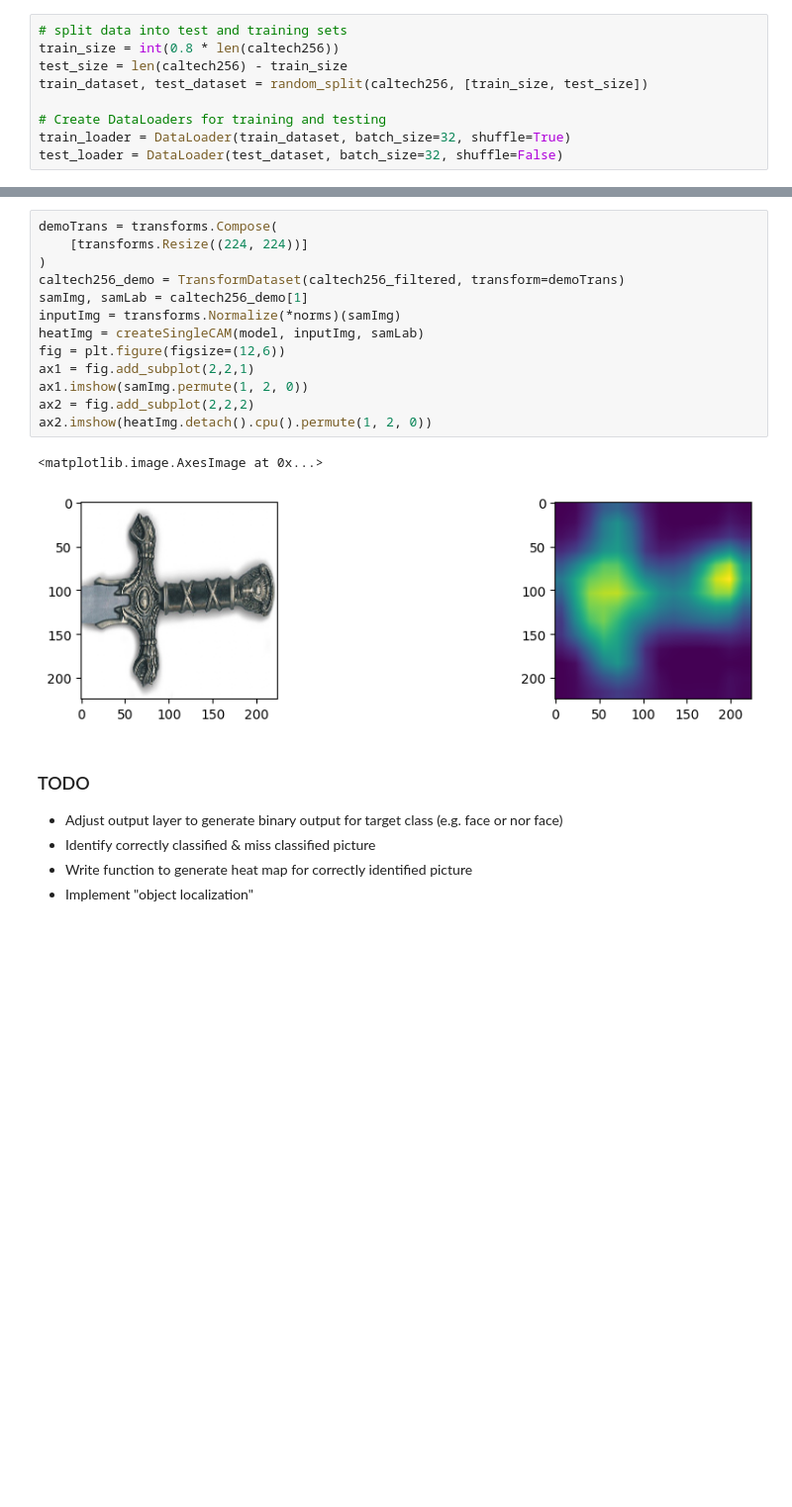
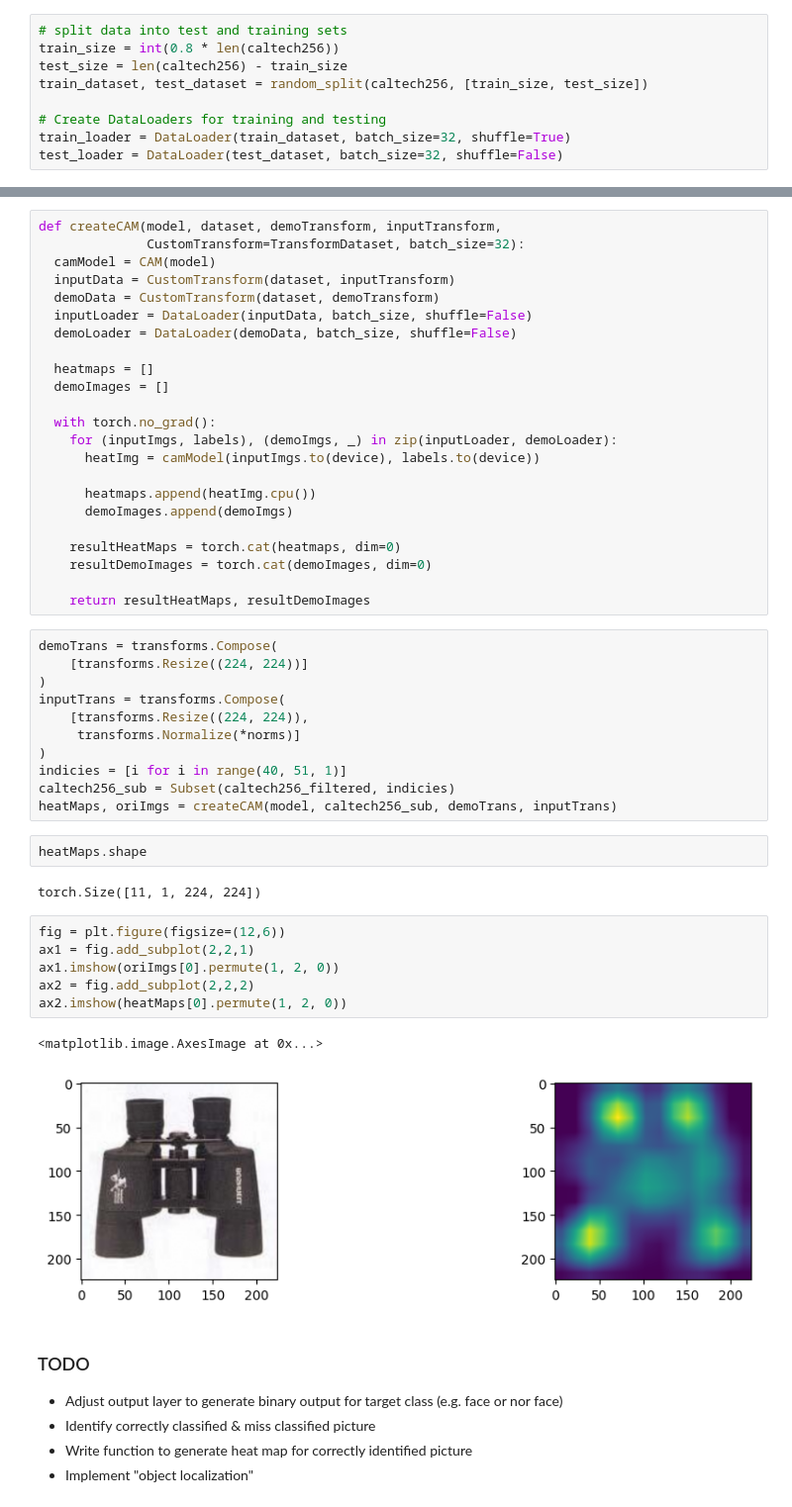
Before and after one commit to Shonn-Li/CS484-final-project, a Jupyter notebook: CS484.ipynb, the cells around one changed output, grey strips where cells are left out. Shown at 99% size. Drawn from its saved outputs; the diff is of its cells as text; blank space fills up the shorter version.

```diff
--- a/CS484.ipynb
+++ b/CS484.ipynb
@@ -199,19 +196,50 @@ def createSingleCAM(model, img, category):
+# %%
+def createCAM(model, dataset, demoTransform, inputTransform,
+              CustomTransform=TransformDataset, batch_size=32):
+  camModel = CAM(model)
+  inputData = CustomTransform(dataset, inputTransform)
+  demoData = CustomTransform(dataset, demoTransform)
+  inputLoader = DataLoader(inputData, batch_size, shuffle=False)
+  demoLoader = DataLoader(demoData, batch_size, shuffle=False)
+
+  heatmaps = []
+  demoImages = []
+
+  with torch.no_grad():
+    for (inputImgs, labels), (demoImgs, _) in zip(inputLoader, demoLoader):
+      heatImg = camModel(inputImgs.to(device), labels.to(device))
+
+      heatmaps.append(heatImg.cpu())
+      demoImages.append(demoImgs)
+
+    resultHeatMaps = torch.cat(heatmaps, dim=0)
+    resultDemoImages = torch.cat(demoImages, dim=0)
+
+    return resultHeatMaps, resultDemoImages
+# %%
+demoTrans = transforms.Compose(
+    [transforms.Resize((224, 224))]
+)
+inputTrans = transforms.Compose(
+    [transforms.Resize((224, 224)),
+     transforms.Normalize(*norms)]
+)
+indicies = [i for i in range(40, 51, 1)]
+caltech256_sub = Subset(caltech256_filtered, indicies)
+heatMaps, oriImgs = createCAM(model, caltech256_sub, demoTrans, inputTrans)
+# %%
+heatMaps.shape
+# %% [output]
+torch.Size([11, 1, 224, 224])
 # %%
-demoTrans = transforms.Compose(
-    [transforms.Resize((224, 224))]
-)
-caltech256_demo = TransformDataset(caltech256_filtered, transform=demoTrans)
-samImg, samLab = caltech256_demo[1]
-inputImg = transforms.Normalize(*norms)(samImg)
-heatImg = createSingleCAM(model, inputImg, samLab)
 fig = plt.figure(figsize=(12,6))
 ax1 = fig.add_subplot(2,2,1)
-ax1.imshow(samImg.permute(1, 2, 0))
+ax1.imshow(oriImgs[0].permute(1, 2, 0))
 ax2 = fig.add_subplot(2,2,2)
-ax2.imshow(heatImg.detach().cpu().permute(1, 2, 0))
+ax2.imshow(heatMaps[0].permute(1, 2, 0))
 # %% [output]
 <matplotlib.image.AxesImage at 0x...>
-[figure, old version]
+[figure, new version]
 # %% [markdown]
 ### TODO
 - Adjust output layer to generate binary output for target class (e.g. face or nor face)
```
Also changed, not shown: parts of 6 cells of this notebook.
